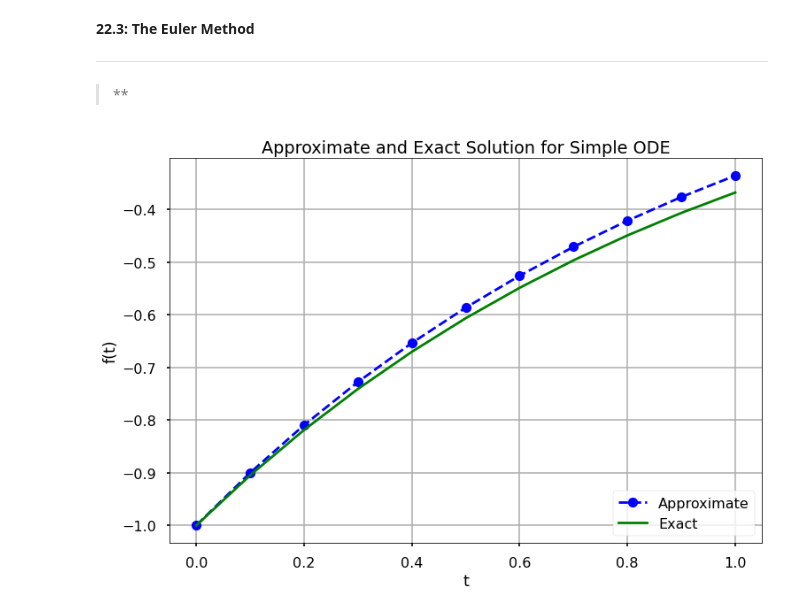
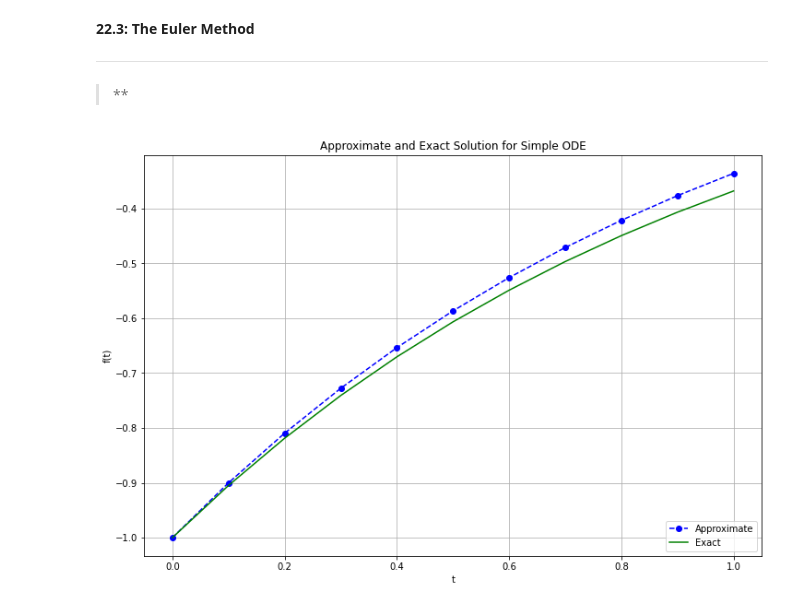
Before and after one commit to bwada10/MAT421---Computational-Methods, a Jupyter notebook: ModuleH_ODE.ipynb, the cells around one changed output. Drawn from its saved outputs; the diff is of its cells as text; code cells hidden in the pictures.

```diff
--- a/ModuleH_ODE.ipynb
+++ b/ModuleH_ODE.ipynb
@@ -30,32 +30,31 @@ When solving higher order differential equations, often we must **reduce the ord
 # %%
 import numpy as np
 import matplotlib.pyplot as plt
 
-plt.style.use('seaborn-poster')
 %matplotlib inline
 
 # Define parameters
 f = lambda t, s: np.exp(-t) # ODE
 h = 0.1 # Step size
 t = np.arange(0, 1 + h, h) # Numerical grid
 s0 = -1 # Initial Condition
 
 # Explicit Euler Method
 s = np.zeros(len(t))
 s[0] = s0
 
 for i in range(0, len(t) - 1):
     s[i + 1] = s[i] + h*f(t[i], s[i])
 
 plt.figure(figsize = (12, 8))
 plt.plot(t, s, 'bo--', label='Approximate')
 plt.plot(t, -np.exp(-t), 'g', label='Exact')
 plt.title('Approximate and Exact Solution \
 for Simple ODE')
 plt.xlabel('t')
 plt.ylabel('f(t)')
 plt.grid()
 plt.legend(loc='lower right')
 plt.show()
 # %% [output]
-[figure, old version]
+[figure, new version]
```
